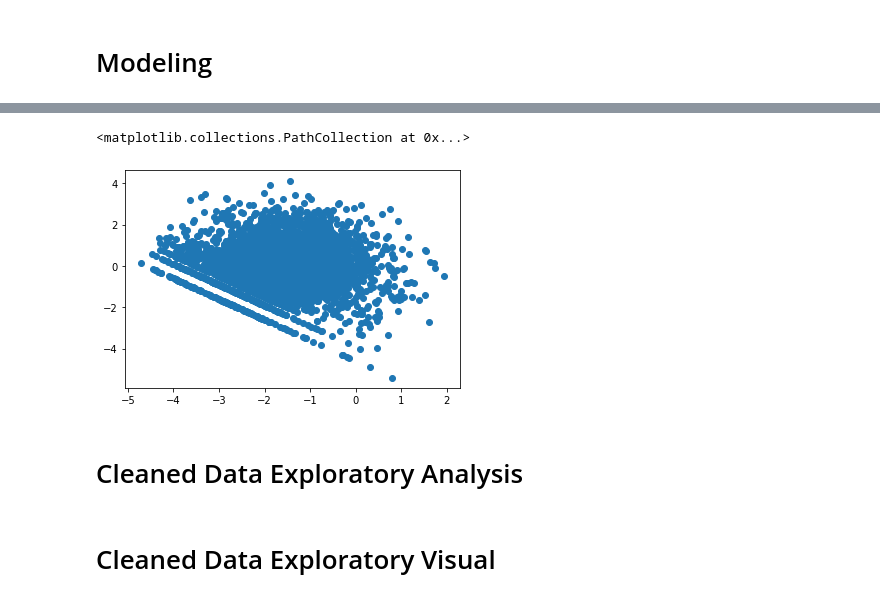
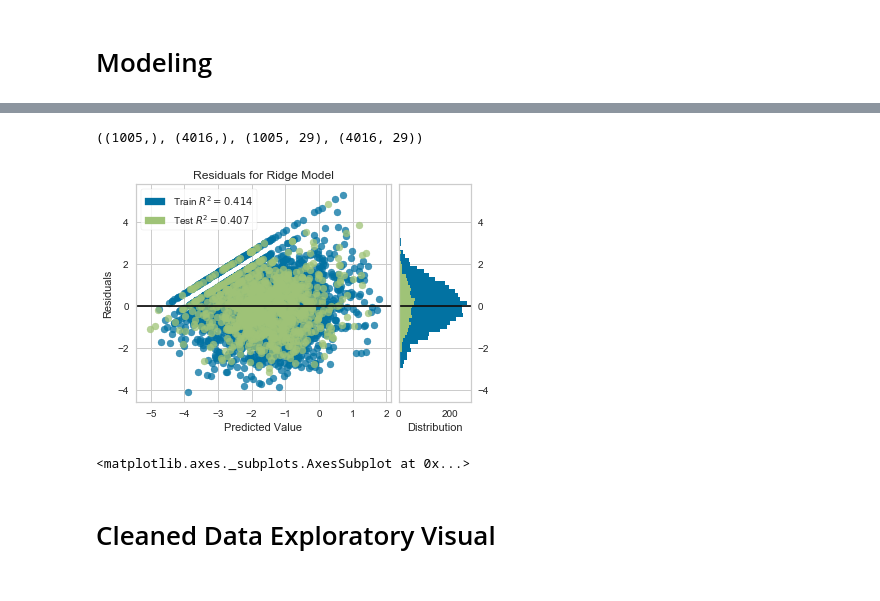
Before and after one commit to joseh4/projection_of_video_game_sales, a Jupyter notebook: master.ipynb, the cells around one changed output, grey strips where cells are left out. Cells and saved outputs as stored; diff of their text form; code cells hidden in the pictures.

```diff
--- a/master.ipynb
+++ b/master.ipynb
@@ -461,4 +241,0 @@ list(enumerate(X_train.columns))
-# %%
-#Add the interaction for Adevnture and platform
-for cols in list(range(19, 27)):
-    X_train[f'IN_Adventure_{X_train.columns[cols]}'] = X_train['Adventure']  * X_train.loc[:, X_train.columns[cols]]
@@ -471,4 +241,0 @@ See the caveats in the documentation: http://pandas.pydata.org/pandas-docs/stabl
-# %%
-action_platform_inter = LinearRegression()
-action_platform_inter.fit(X_train, y_train)
-y_pred = action_platform_inter.predict(X_train)
@@ -482,7 +241,0 @@ res = y_train - y_pred
-# %%
-plt.scatter(y_pred, res)
-# %% [output]
-<matplotlib.collections.PathCollection at 0x...>
-[figure, removed]
-# %% [markdown]
-# Cleaned Data Exploratory Analysis
@@ -496,3 +242,17 @@ display(video_game_null_fill_df['User_Score'].describe())
+# %%
+y_test.shape, y_train.shape, X_test.shape, X_train.shape
+# %% [output]
+((1005,), (4016,), (1005, 29), (4016, 29))
+# %%
+model = Ridge()
+visualizer = ResidualsPlot(model)
+
+visualizer.fit(X_train, y_train)  # Fit the training data to the visualizer
+visualizer.score(X_test, y_test)  # Evaluate the model on the test data
+visualizer.show()                 # Finalize and render the figure
+# %% [output]
+[figure, added]
+<matplotlib.axes._subplots.AxesSubplot at 0x...>
 # %% [markdown]
 # Cleaned Data Exploratory Visual
 # %%
```
Also changed, not shown: parts of 46 cells of this notebook, 4 other files.
